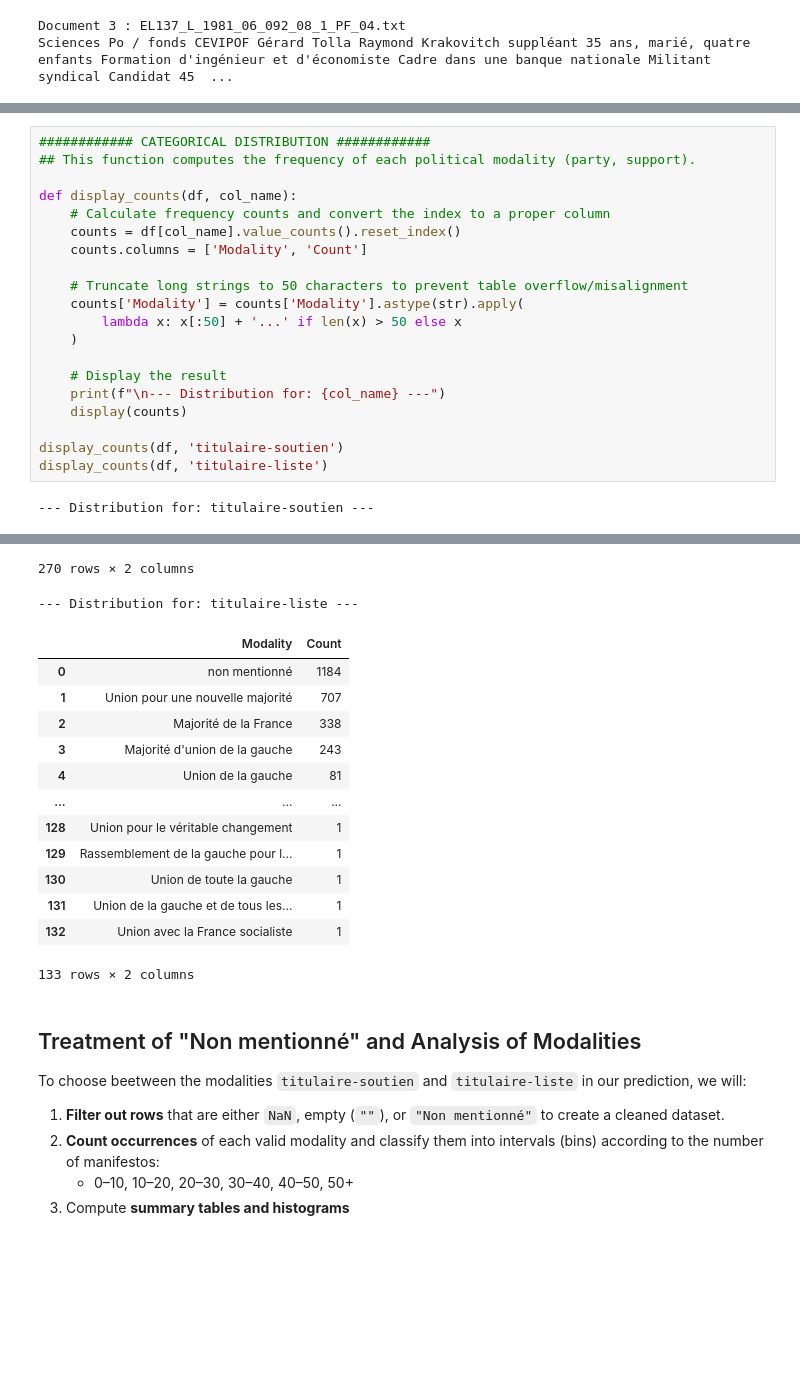
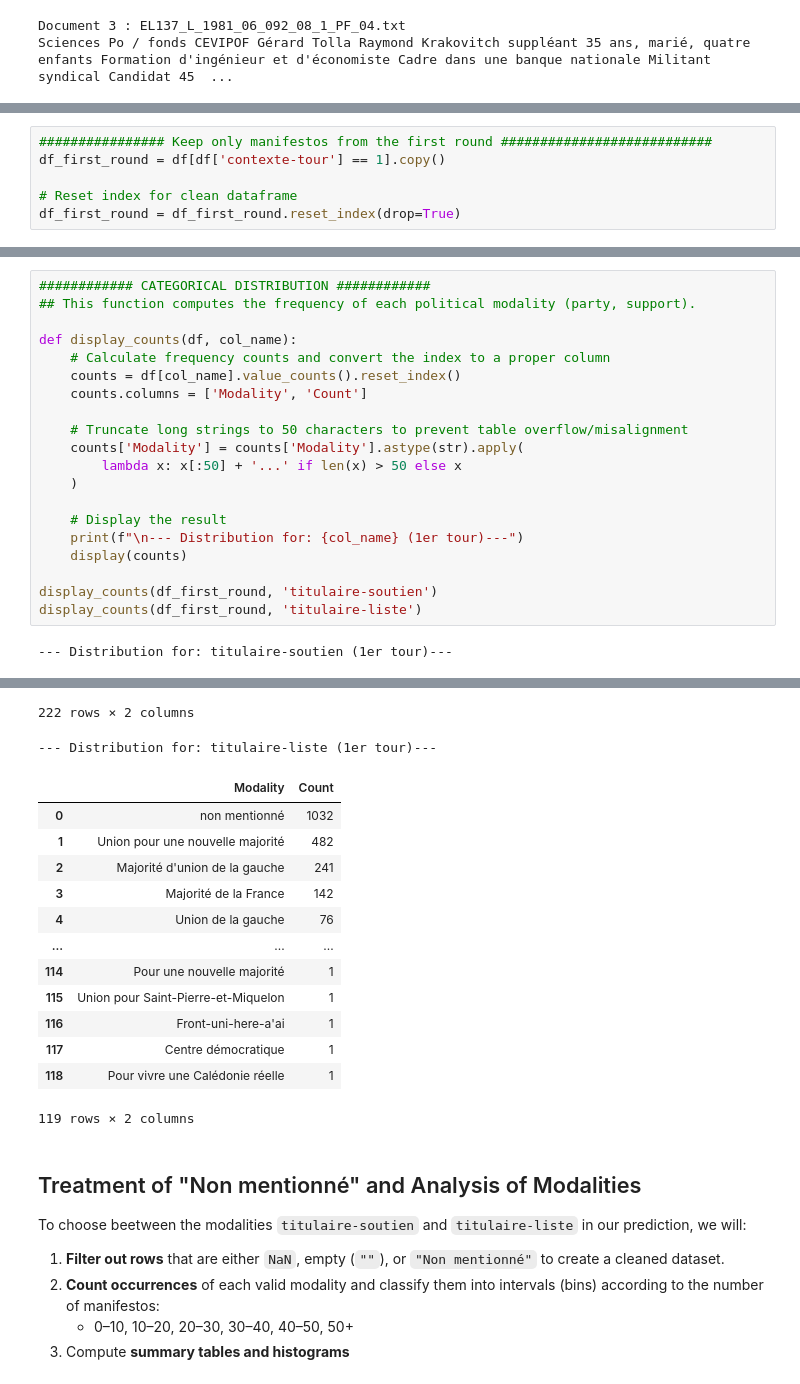
Before and after one commit to Amandine701/NLP_rendus, a Jupyter notebook: stats_descriptives_et_nettoyage.ipynb, the cells around one changed output, grey strips where cells are left out. Saved outputs shown, nothing was run; the diff lists cells and outputs as text; blank space fills up the shorter version.

```diff
--- a/stats_descriptives_et_nettoyage.ipynb
+++ b/stats_descriptives_et_nettoyage.ipynb
@@ -130,3 +117,9 @@ display(df[columns_to_show].head())
+# %%
+################ Keep only manifestos from the first round ###########################
+df_first_round = df[df['contexte-tour'] == 1].copy()
+
+# Reset index for clean dataframe
+df_first_round = df_first_round.reset_index(drop=True)
 # %%
 ############ DATA QUALITY CHECK: LABELLING COMPLETENESS ############
 ## This block quantifies metadata "noise" by aggregating missing values (NaN),
@@ -177,11 +170,11 @@ def display_counts(df, col_name):
     )
 
     # Display the result
-    print(f"\n--- Distribution for: {col_name} ---")
+    print(f"\n--- Distribution for: {col_name} (1er tour)---")
     display(counts)
 
-display_counts(df, 'titulaire-soutien')
-display_counts(df, 'titulaire-liste')
+display_counts(df_first_round, 'titulaire-soutien')
+display_counts(df_first_round, 'titulaire-liste')
 # %% [output]
---- Distribution for: titulaire-soutien ---
+--- Distribution for: titulaire-soutien (1er tour)---
 |  | Modality | Count |
@@ -199,18 +192,18 @@ display_counts(df, 'titulaire-liste')
-270 rows × 2 columns
+222 rows × 2 columns
---- Distribution for: titulaire-liste ---
+--- Distribution for: titulaire-liste (1er tour)---
 |  | Modality | Count |
-| 0 | non mentionné | 1184 |
-| 1 | Union pour une nouvelle majorité | 707 |
-| 2 | Majorité de la France | 338 |
-| 3 | Majorité d'union de la gauche | 243 |
-| 4 | Union de la gauche | 81 |
+| 0 | non mentionné | 1032 |
+| 1 | Union pour une nouvelle majorité | 482 |
+| 2 | Majorité d'union de la gauche | 241 |
+| 3 | Majorité de la France | 142 |
+| 4 | Union de la gauche | 76 |
 | ... | ... | ... |
-| 128 | Union pour le véritable changement | 1 |
-| 129 | Rassemblement de la gauche pour l... | 1 |
-| 130 | Union de toute la gauche | 1 |
-| 131 | Union de la gauche et de tous les... | 1 |
-| 132 | Union avec la France socialiste | 1 |
+| 114 | Pour une nouvelle majorité | 1 |
+| 115 | Union pour Saint-Pierre-et-Miquelon | 1 |
+| 116 | Front-uni-here-a'ai | 1 |
+| 117 | Centre démocratique | 1 |
+| 118 | Pour vivre une Calédonie réelle | 1 |
-133 rows × 2 columns
+119 rows × 2 columns
 # %% [markdown]
 ## Treatment of "Non mentionné" and Analysis of Modalities
 
```
Also changed, not shown: parts of 9 cells of this notebook.
